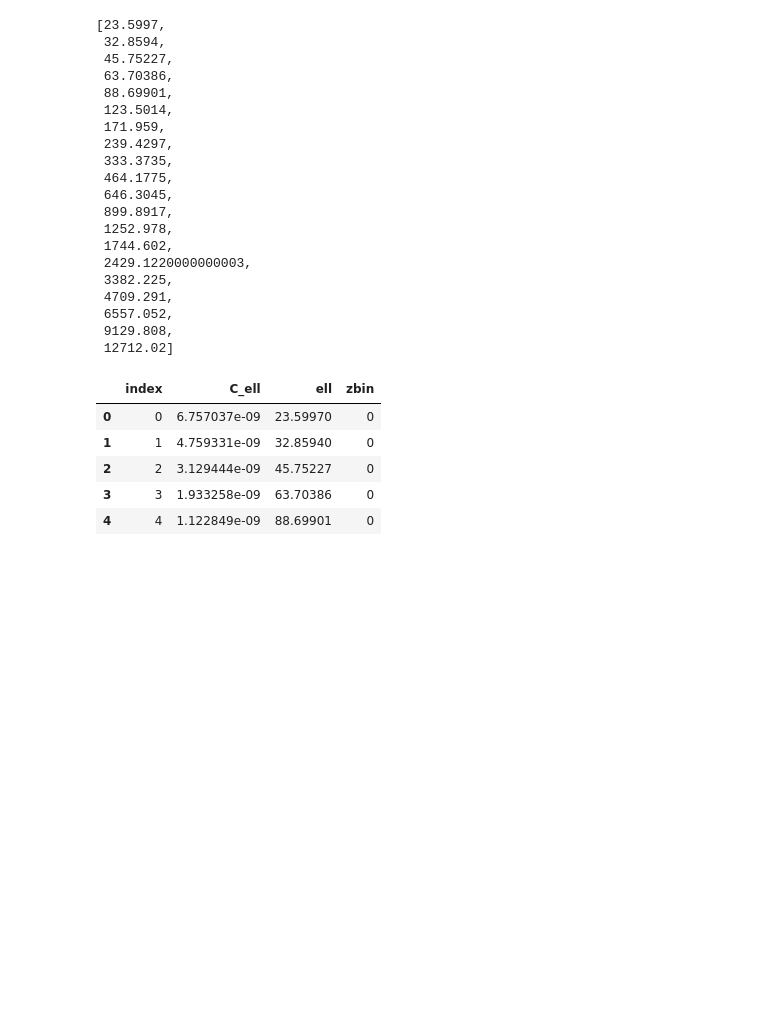
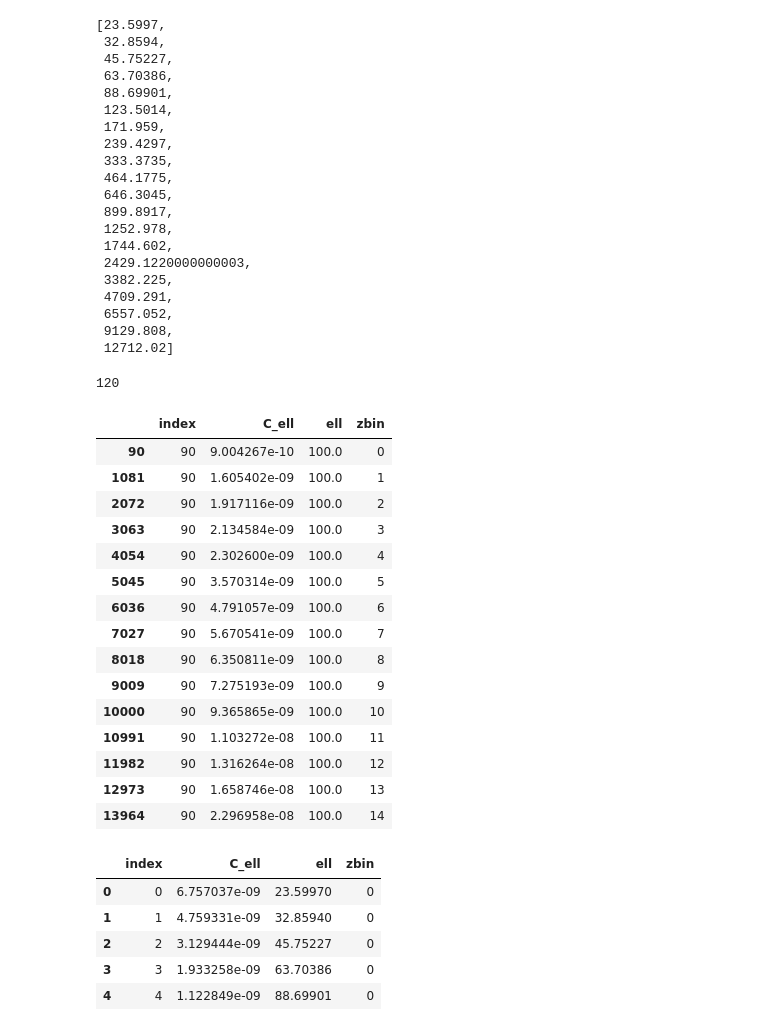
Before and after one commit to hsnee/PZ_project, a Jupyter notebook: fisher.ipynb, the cells around one changed output. Cells and saved outputs as stored; diff of their text form; code cells hidden in the pictures; blank space fills up the shorter version.

```diff
--- a/fisher.ipynb
+++ b/fisher.ipynb
@@ -180,3 +178,7 @@ ell = list(ell.to_dict()['ell'].values())
+# %%
+len(dNdz_dict_source[1.35])
+# %% [output]
+120
 # %%
 ccl_cls = pd.DataFrame()
 zbin = 0
@@ -196,6 +198,25 @@ for i, key in enumerate(lst):
 
 
 ccl_cls = ccl_cls.reset_index()
+# %%
+ccl_cls[ccl_cls['ell']==100]
+# %% [output]
+|  | index | C_ell | ell | zbin |
+| 90 | 90 | 9.004267e-10 | 100.0 | 0 |
+| 1081 | 90 | 1.605402e-09 | 100.0 | 1 |
+| 2072 | 90 | 1.917116e-09 | 100.0 | 2 |
+| 3063 | 90 | 2.134584e-09 | 100.0 | 3 |
+| 4054 | 90 | 2.302600e-09 | 100.0 | 4 |
+| 5045 | 90 | 3.570314e-09 | 100.0 | 5 |
+| 6036 | 90 | 4.791057e-09 | 100.0 | 6 |
+| 7027 | 90 | 5.670541e-09 | 100.0 | 7 |
+| 8018 | 90 | 6.350811e-09 | 100.0 | 8 |
+| 9009 | 90 | 7.275193e-09 | 100.0 | 9 |
+| 10000 | 90 | 9.365865e-09 | 100.0 | 10 |
+| 10991 | 90 | 1.103272e-08 | 100.0 | 11 |
+| 11982 | 90 | 1.316264e-08 | 100.0 | 12 |
+| 12973 | 90 | 1.658746e-08 | 100.0 | 13 |
+| 13964 | 90 | 2.296958e-08 | 100.0 | 14 |
 # %%
 ccl_cls.head()
 # %% [output]
```
Also changed, not shown: parts of 37 cells of this notebook.
